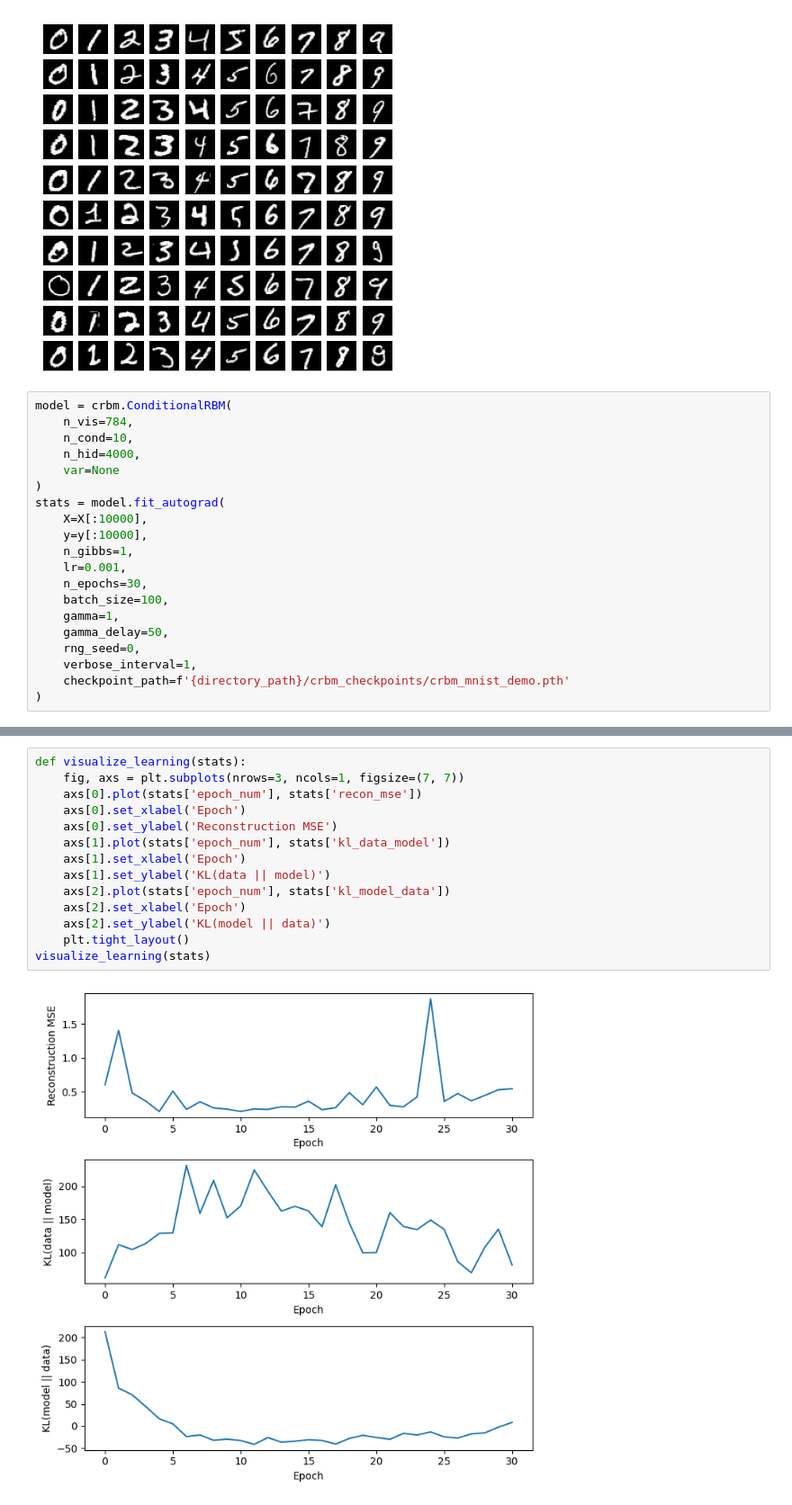
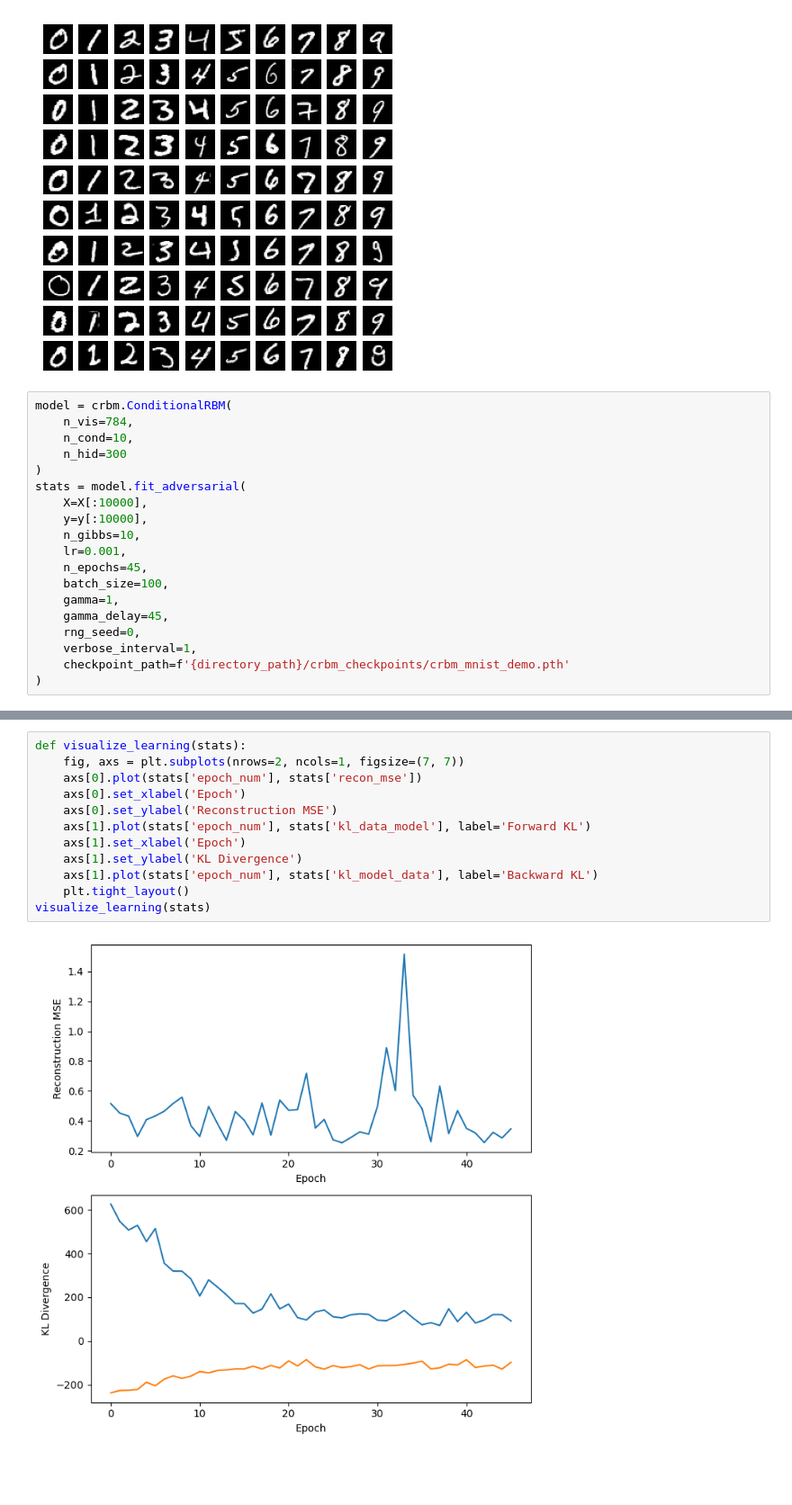
Before and after one commit to ajy25/adversarialRBMs, a Jupyter notebook: demos/crbm_demos/mnist_demo.ipynb, the cells around one changed output, grey strips where cells are left out. Shown: that part at 90% size. Drawn from its saved outputs; the diff is of its cells as text; blank space fills up the shorter version.

Commit message:
conduct experiments with CRBM trained adversarially

```diff
--- a/demos/crbm_demos/mnist_demo.ipynb
+++ b/demos/crbm_demos/mnist_demo.ipynb
@@ -40,18 +40,17 @@ plt.axis('off')
 model = crbm.ConditionalRBM(
     n_vis=784,
     n_cond=10,
-    n_hid=4000,
-    var=None
+    n_hid=300
 )
-stats = model.fit_autograd(
+stats = model.fit_adversarial(
     X=X[:10000],
     y=y[:10000],
-    n_gibbs=1,
+    n_gibbs=10,
     lr=0.001,
-    n_epochs=30,
+    n_epochs=45,
     batch_size=100,
     gamma=1,
-    gamma_delay=50,
+    gamma_delay=45,
     rng_seed=0,
     verbose_interval=1,
     checkpoint_path=f'{directory_path}/crbm_checkpoints/crbm_mnist_demo.pth'
@@ -77,19 +76,17 @@ epoch: 30 of 30 | loss: 13.554 | recon_mse: 0.162 | kl_data_model: -75.444 | kl_
 # %%
 def visualize_learning(stats):
-    fig, axs = plt.subplots(nrows=3, ncols=1, figsize=(7, 7))
+    fig, axs = plt.subplots(nrows=2, ncols=1, figsize=(7, 7))
     axs[0].plot(stats['epoch_num'], stats['recon_mse'])
     axs[0].set_xlabel('Epoch')
     axs[0].set_ylabel('Reconstruction MSE')
-    axs[1].plot(stats['epoch_num'], stats['kl_data_model'])
+    axs[1].plot(stats['epoch_num'], stats['kl_data_model'], label='Forward KL')
     axs[1].set_xlabel('Epoch')
-    axs[1].set_ylabel('KL(data || model)')
-    axs[2].plot(stats['epoch_num'], stats['kl_model_data'])
-    axs[2].set_xlabel('Epoch')
-    axs[2].set_ylabel('KL(model || data)')
+    axs[1].set_ylabel('KL Divergence')
+    axs[1].plot(stats['epoch_num'], stats['kl_model_data'], label='Backward KL')
     plt.tight_layout()
 visualize_learning(stats)
 # %% [output]
-[figure, old version]
+[figure, new version]
 # %%
 model = crbm.load(f'{directory_path}/crbm_checkpoints/crbm_mnist_demo.pth')
 one_hots = np.diag(np.ones(10))
```
Also changed, not shown: parts of 2 cells of this notebook, 3 other files.
